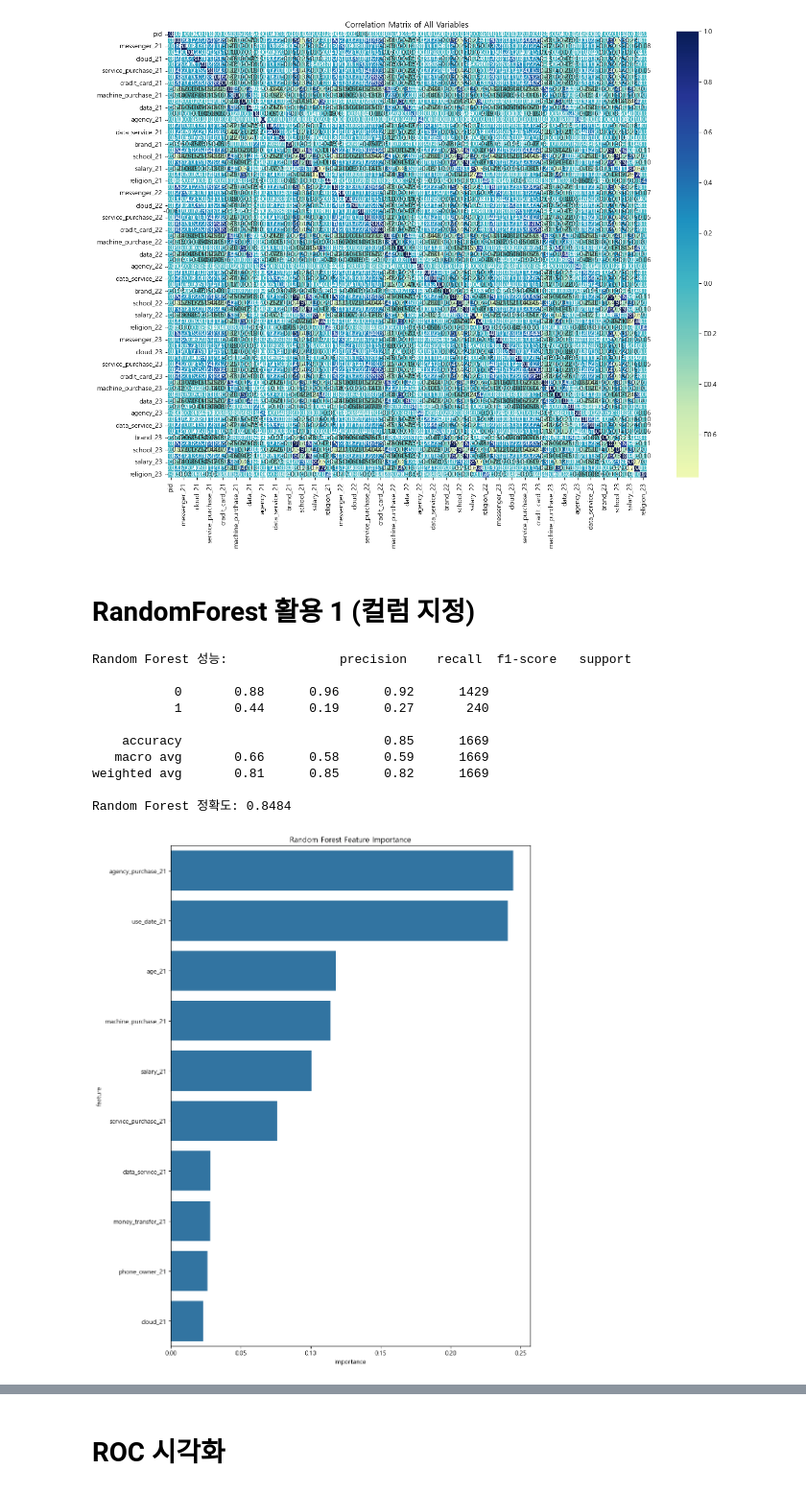
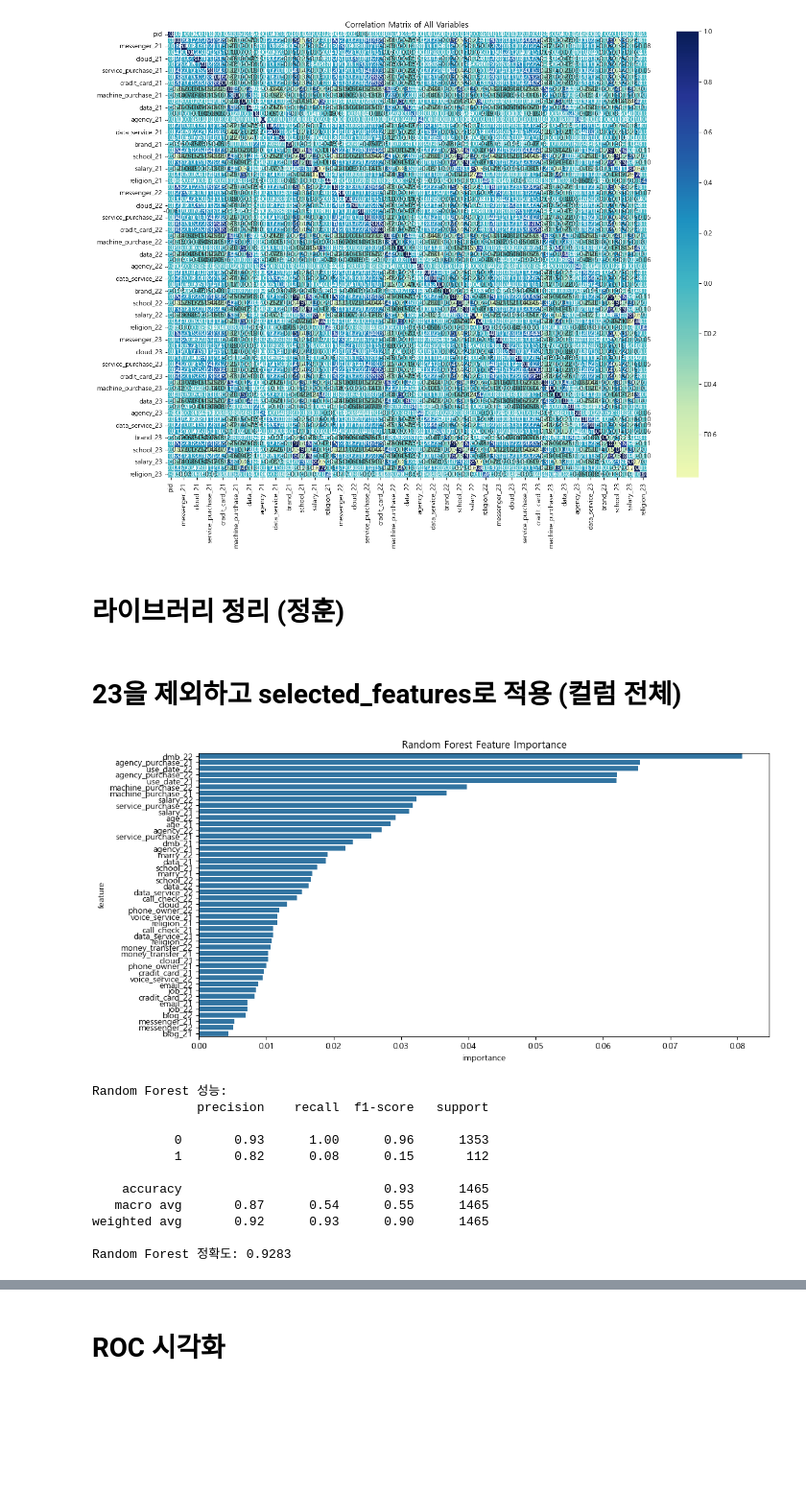
Before and after one commit to SKNETWORKS-FAMILY-AICAMP/SKN09-2nd-3Team, a Jupyter notebook: JUNGHOONKIM_phone_brand_project.ipynb, the cells around one changed output, grey strips where cells are left out. Shown at 96% size. Cells and saved outputs as stored; diff of their text form; code cells hidden in the pictures; blank space fills up the shorter version.

Commit message:
JungHoonKIM_Fixed column

```diff
--- a/JUNGHOONKIM_phone_brand_project.ipynb
+++ b/JUNGHOONKIM_phone_brand_project.ipynb
@@ -362,5 +373,5 @@ plt.title('Correlation Matrix of All Variables')
 plt.show()
 # %% [output]
 [figure]
-# %% [markdown]
-# RandomForest 활용 1 (컬럼 지정)
+# %% [markdown]
+# 라이브러리 정리 (정훈)
@@ -366,0 +398,2 @@ plt.show()
+# %% [markdown]
+# 23을 제외하고 selected_features로 적용 (컬럼 전체)
@@ -367,73 +450,51 @@ plt.show()
 # %%
-# 2022년도 이탈자에 대한 데이터 훈련 (랜덤포레스트 + XGBoost)
-from sklearn.model_selection import train_test_split
-from sklearn.metrics import accuracy_score, classification_report
-from sklearn.preprocessing import LabelEncoder
-# 데이터 준비
+# 결측값을 0으로 채우기 (다른 방법이 있을시 변경)
+phone_df[selected_features] = phone_df[selected_features].fillna(0)  #0으로 할 것인지 논의
 
-# column 데이터
-selected_features = [
-    'machine_purchase_21',
-    'agency_purchase_21',
-    'data_service_21',
-    'salary_21',
-    'age_21',
-    'cloud_21',
-    'service_purchase_21',
-    'use_date_21',
-    'phone_owner_21',
-    'money_transfer_21'
-]
-
-# 범주형 변수 전처리
-le = LabelEncoder()
-categorical_features = ['service_purchase_21', 'money_transfer_21']
-
-# 범주형 변수 인코딩
-for feature in categorical_features:
-    phone_df[feature] = le.fit_transform(phone_df[feature].astype(str))
-
-# 데이터 X, y
+# 데이터 X, y 설정
 X = phone_df[selected_features]
 y = (phone_df['brand_22'] != 1).astype(int)
 
-# 데이터 훈련
+# 데이터 분할
 X_train, X_test, y_train, y_test = train_test_split(X, y, test_size=0.2, random_state=42)
 
 # 모델 학습
 rf_clf = RandomForestClassifier(n_estimators=100, random_state=42)
 rf_clf.fit(X_train, y_train)
 
 # 예측 및 평가
 rf_pred = rf_clf.predict(X_test)
 rf_accuracy = accuracy_score(y_test, rf_pred)
+classification_rep = classification_report(y_test, rf_pred)
 
-print(f"Random Forest 성능: {classification_report(y_test, rf_pred)}")
-print(f"Random Forest 정확도: {rf_accuracy:.4f}")
-
-# Random Forest 특성 중요도
-plt.figure(figsize=(18, 12))
+# Random Forest 특성 중요도 계산 및 정렬
 importance_rf = pd.DataFrame({
     'feature': selected_features,
     'importance': rf_clf.feature_importances_
-})
-importance_rf = importance_rf.sort_values('importance', ascending=False)
+}).sort_values('importance', ascending=False)
 
-plt.subplot(1, 2, 1)
+# Random Forest 특성 중요도 시각화
+plt.figure(figsize=(12, 6))
 sns.barplot(data=importance_rf, x='importance', y='feature')
 plt.title('Random Forest Feature Importance')
+plt.show()
 
-plt.tight_layout()
-plt.show()
+# 결과 출력
+classification_rep, rf_accuracy
+
+print("Random Forest 성능:")
+print(classification_rep)
+print(f"Random Forest 정확도: {rf_accuracy:.4f}\n")
 # %% [output]
+[figure, new version]
-Random Forest 성능:               precision    recall  f1-score   support
+Random Forest 성능:
+              precision    recall  f1-score   support
 
-           0       0.88      0.96      0.92      1429
-           1       0.44      0.19      0.27       240
+           0       0.93      1.00      0.96      1353
+           1       0.82      0.08      0.15       112
 
-    accuracy                           0.85      1669
-   macro avg       0.66      0.58      0.59      1669
-weighted avg       0.81      0.85      0.82      1669
+    accuracy                           0.93      1465
+   macro avg       0.87      0.54      0.55      1465
+weighted avg       0.92      0.93      0.90      1465
 
-Random Forest 정확도: 0.8484
+Random Forest 정확도: 0.9283
-[figure, old version]
```
Also changed, not shown: parts of 49 cells of this notebook, 1 other file.
